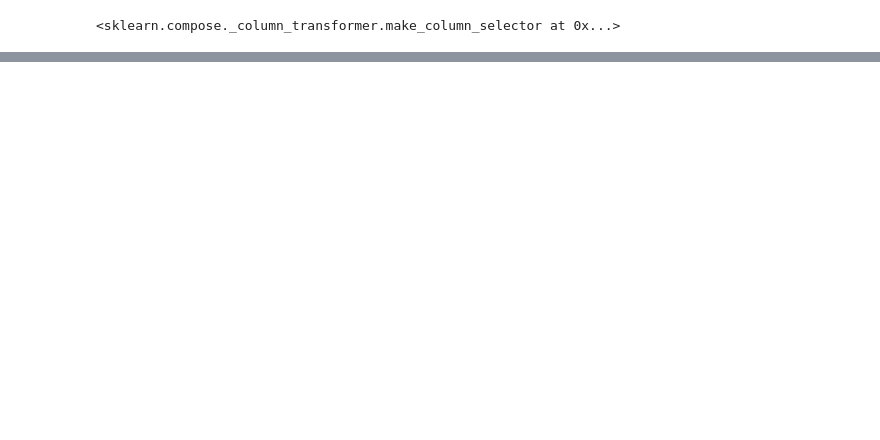
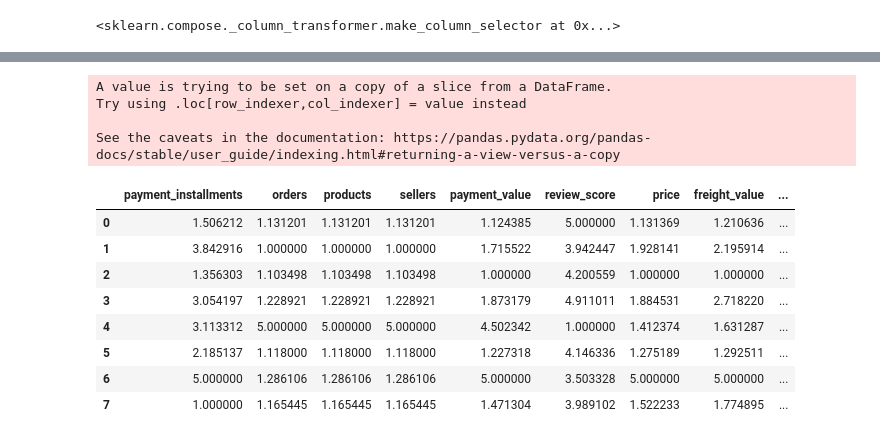
Before and after one commit to ZouhairHoussni/olist, a Jupyter notebook: modelisation.ipynb, the cells around one changed output, grey strips where cells are left out. Cells and saved outputs as stored; diff of their text form; code cells hidden in the pictures; blank space fills up the shorter version.

```diff
--- a/modelisation.ipynb
+++ b/modelisation.ipynb
@@ -373,0 +368,29 @@ Pipeline(steps=[('columntransformer',
+# %%
+mms=MinMaxScaler(feature_range=(1,5))
+
+num_cols= df.select_dtypes(include='number').columns.tolist()
+df_num['cluster_labels']=pd.Series(clustering.labels_)
+
+list_agg = {}
+for col in num_cols:
+    list_agg[f'{col}'] = 'mean'
+
+df_mean=df_num.groupby('cluster_labels').agg(list_agg)
+df_mean=df_mean.drop('cluster_labels', axis=1)
+
+df_mms=pd.DataFrame(mms.fit_transform(df_mean),columns=['payment_installments','orders','products','sellers','payment_value','review_score','price','freight_value','recency'])
+df_mms
+# %% [output]
+A value is trying to be set on a copy of a slice from a DataFrame.
+Try using .loc[row_indexer,col_indexer] = value instead
+
+See the caveats in the documentation: https://pandas.pydata.org/pandas-docs/stable/user_guide/indexing.html#returning-a-view-versus-a-copy
+|  | payment_installments | orders | products | sellers | payment_value | review_score | price | freight_value | ... |
+| 0 | 1.506212 | 1.131201 | 1.131201 | 1.131201 | 1.124385 | 5.000000 | 1.131369 | 1.210636 | ... |
+| 1 | 3.842916 | 1.000000 | 1.000000 | 1.000000 | 1.715522 | 3.942447 | 1.928141 | 2.195914 | ... |
+| 2 | 1.356303 | 1.103498 | 1.103498 | 1.103498 | 1.000000 | 4.200559 | 1.000000 | 1.000000 | ... |
+| 3 | 3.054197 | 1.228921 | 1.228921 | 1.228921 | 1.873179 | 4.911011 | 1.884531 | 2.718220 | ... |
+| 4 | 3.113312 | 5.000000 | 5.000000 | 5.000000 | 4.502342 | 1.000000 | 1.412374 | 1.631287 | ... |
+| 5 | 2.185137 | 1.118000 | 1.118000 | 1.118000 | 1.227318 | 4.146336 | 1.275189 | 1.292511 | ... |
+| 6 | 5.000000 | 1.286106 | 1.286106 | 1.286106 | 5.000000 | 3.503328 | 5.000000 | 5.000000 | ... |
+| 7 | 1.000000 | 1.165445 | 1.165445 | 1.165445 | 1.471304 | 3.989102 | 1.522233 | 1.774895 | ... |
```
Also changed, not shown: parts of 10 cells of this notebook.
